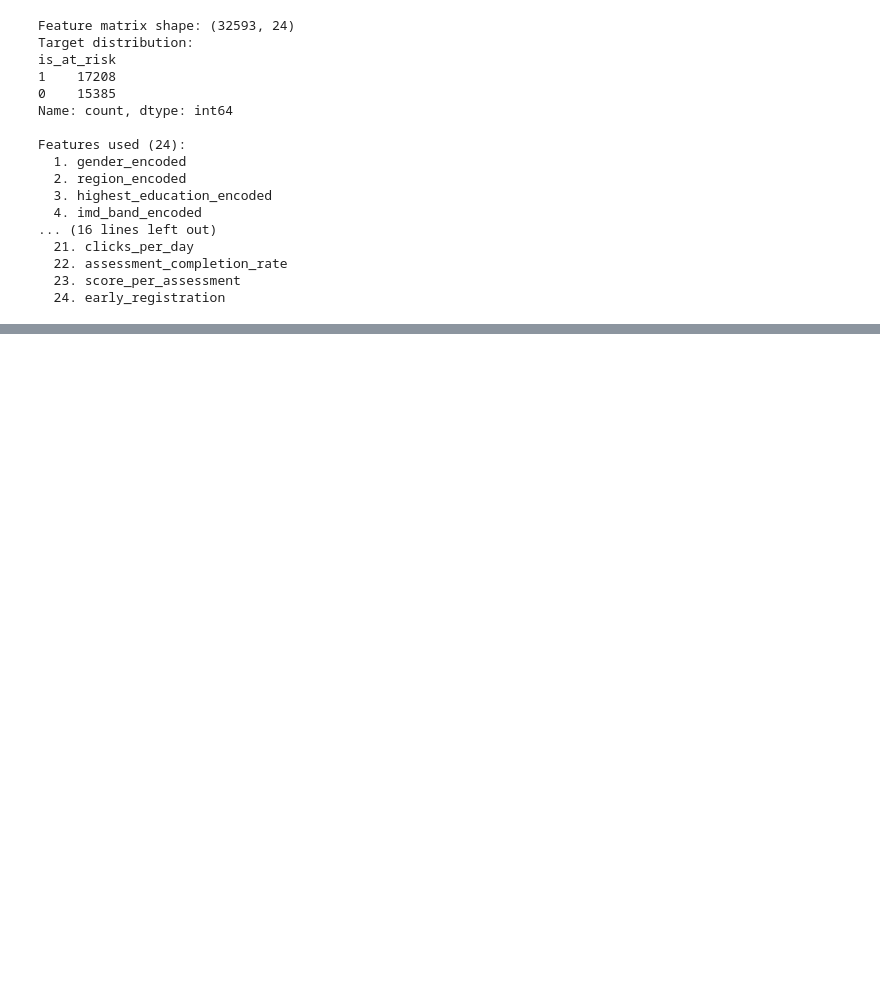
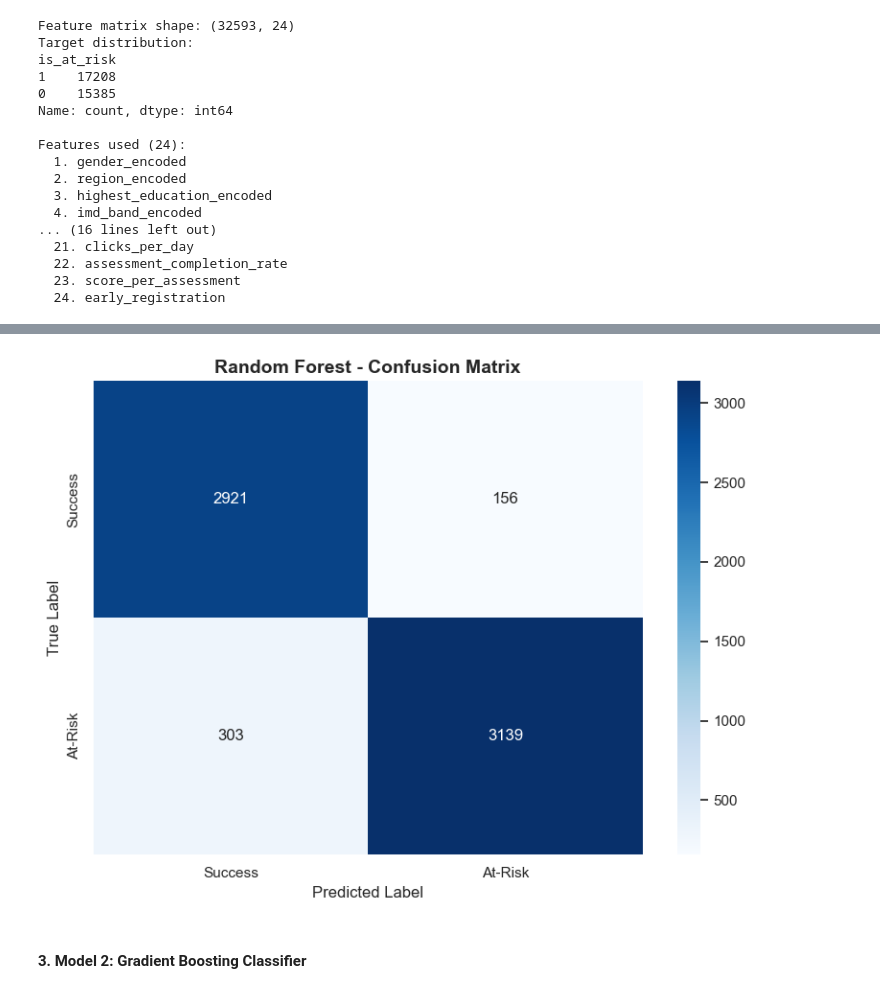
Before and after one commit to SDPcodes/student-performance-analytics, a Jupyter notebook: analytics_notebook.ipynb, the cells around one changed output, grey strips where cells are left out. Drawn from its saved outputs; the diff is of its cells as text; code cells hidden in the pictures; blank space fills up the shorter version.

Commit message:
Supervised Learning Model implementation

```diff
--- a/analytics_notebook.ipynb
+++ b/analytics_notebook.ipynb
@@ -724,0 +764,32 @@ Features used (24):
+# %%
+# train
+rf_model = RandomForestClassifier(
+    n_estimators=200,
+    min_samples_split=5,
+    max_depth=15,
+    min_samples_leaf=2,
+    random_state=42,
+    class_weight="balanced",
+    n_jobs=-1
+)
+
+rf_model.fit(X_train_scaled, y_train)
+
+# predict
+rf_pred = rf_model.predict(X_test_scaled)
+rf_pred_proba = rf_model.predict_proba(X_test_scaled)[:, 1]
+
+# Evaluation
+print("=" * 60)
+print("RANDOM FOREST CLASSIFIER - RESULTS")
+print("=" * 60)
+print(f"\nAccuracy: {accuracy_score(y_test, rf_pred):.4f}")
+print(f"F1-Score: {f1_score(y_test, rf_pred):.4f}")
+print(f"ROC-AUC:  {roc_auc_score(y_test, rf_pred_proba):.4f}")
+print(f"\nClassification Report:")
+print(classification_report(y_test, rf_pred, target_names=["Success", "At-Risk"]))
+
+# Cross-validation score
+cv_scores = cross_val_score(rf_model, X_train_scaled, y_train, cv=5, scoring="f1")
+print(f"5-Fold Cross-Validation F1 Scores: {cv_scores.round(4)}")
+print(f"Mean CV F1: {cv_scores.mean():.4f} (+/- {cv_scores.std():.4f})")
@@ -724,0 +817,16 @@ Features used (24):
+# %%
+# confusion matrix for random forest
+fig, ax = plt.subplots(figsize=(8, 6))
+cm_rf = confusion_matrix(y_test, rf_pred)
+sns.heatmap(cm_rf, annot=True, fmt="d", cmap="Blues",
+            xticklabels=["Success", "At-Risk"],
+            yticklabels=["Success", "At-Risk"], ax=ax)
+ax.set_title("Random Forest - Confusion Matrix", fontsize=14, fontweight="bold")
+ax.set_xlabel("Predicted Label")
+ax.set_ylabel("True Label")
+plt.tight_layout()
+plt.show()
+# %% [output]
+[figure, added]
+# %% [markdown]
+#### 3. Model 2: Gradient Boosting Classifier
```
Also changed, not shown: parts of 14 cells of this notebook.
